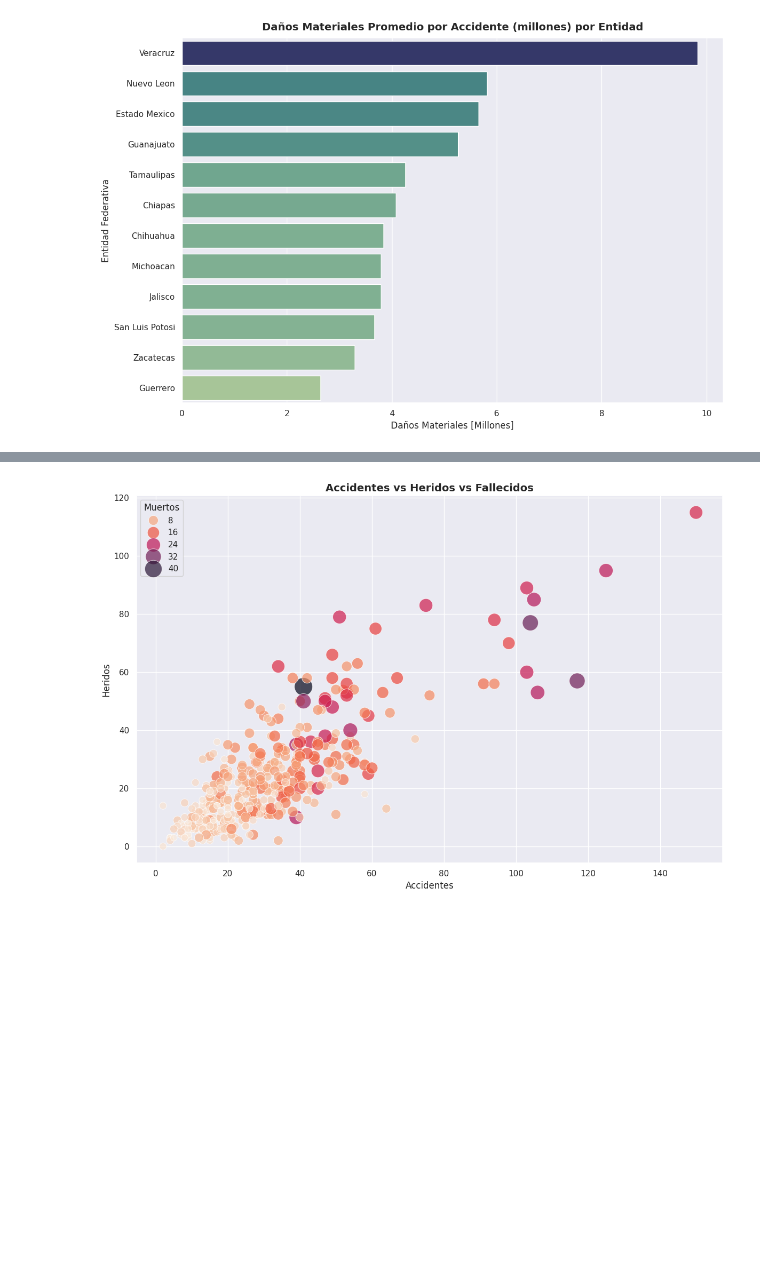
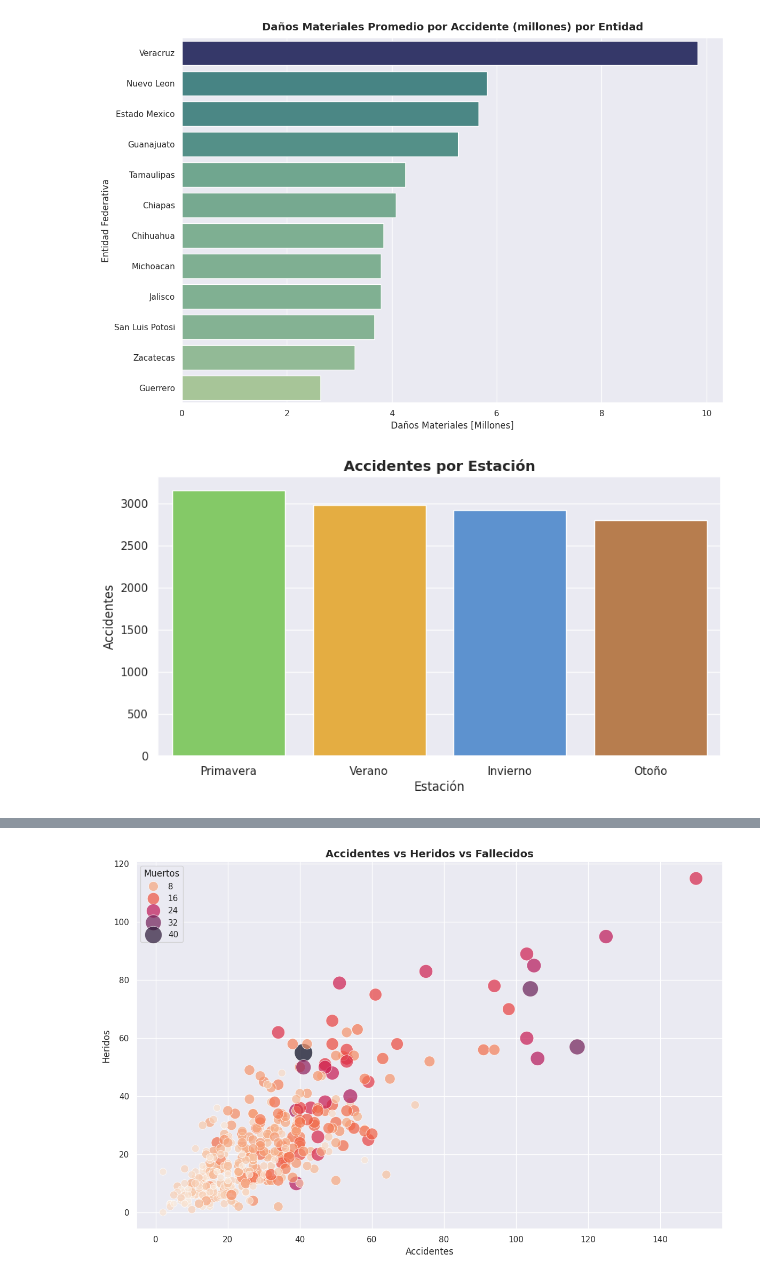
Before and after one commit to AndrsGzRo/mx-traffic-accidents-eda-ml, a Jupyter notebook: MX_TRAFFIC_ACCIDENTS.ipynb, the cells around one changed output, grey strips where cells are left out. Saved outputs shown, nothing was run; the diff lists cells and outputs as text; code cells hidden in the pictures; blank space fills up the shorter version.

```diff
--- a/MX_TRAFFIC_ACCIDENTS.ipynb
+++ b/MX_TRAFFIC_ACCIDENTS.ipynb
@@ -50,5 +50,24 @@ muertos                        31
 dtype: int64
 # %%
 df = df_raw.copy()
+# %%
+def season(mes):
+    if mes in ['diciembre','enero','febrero']:
+        return 'Invierno'
+    elif mes in ['marzo','abril','mayo']:
+        return 'Primavera'
+    elif mes in ['junio','julio','agosto']:
+        return 'Verano'
+    elif mes in ['septiembre','octubre','noviembre']:
+        return 'Otoño'
+
+df['estacion'] = df['mes'].apply(season)
+# %%
+colores_estaciones = {
+    'Invierno':'#4A90E2',
+    'Primavera':'#7ED957',
+    'Verano':'#FFB627',
+    'Otoño':'#C97B3C'
+}
 # %% [markdown]
 ## Exploratory Data Analysis
@@ -184,3 +222,23 @@ plt.tight_layout()
 plt.show()
 # %% [output]
 [figure]
+# %%
+
+df_estacion = (
+    df.groupby('estacion')['accidentes'].sum().
+    reset_index().sort_values(by='accidentes',ascending=False)
+)
+plt.figure(figsize=(10,5))
+sns.barplot(
+    data=df_estacion,
+    x='estacion',
+    y='accidentes',
+    palette=[colores_estaciones[e]for e in  df_estacion['estacion']],
+    hue='estacion'
+)
+plt.xlabel('Estación')
+plt.ylabel('Accidentes')
+plt.title('Accidentes por Estación',fontsize=14,fontweight='bold')
+plt.show()
+# %% [output]
+[figure, added]
```
Also changed, not shown: parts of 12 cells of this notebook.
